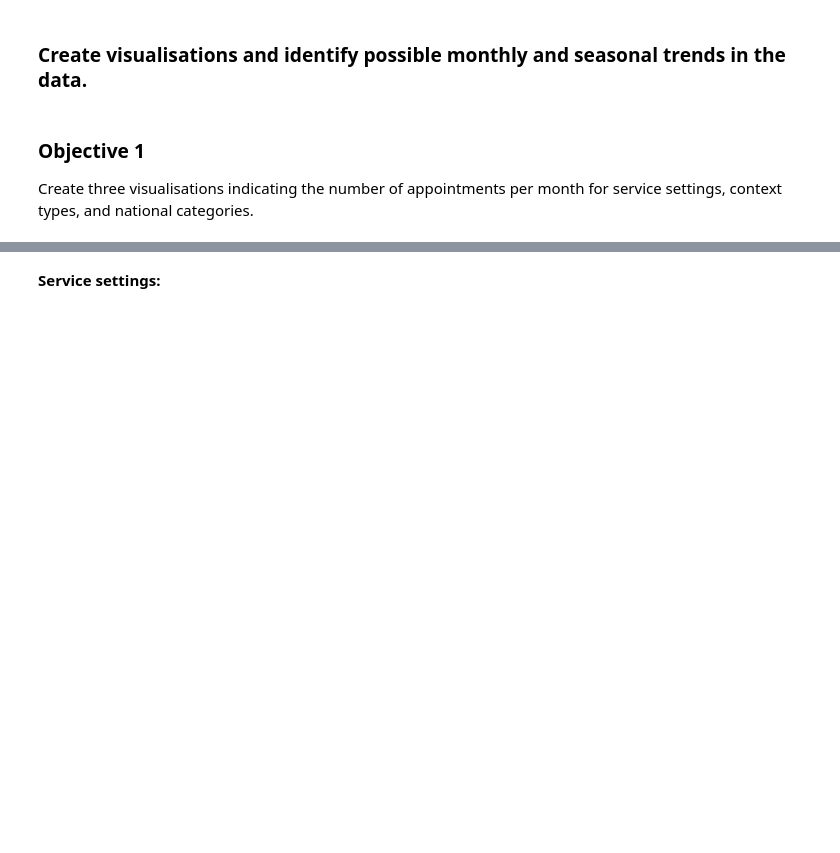
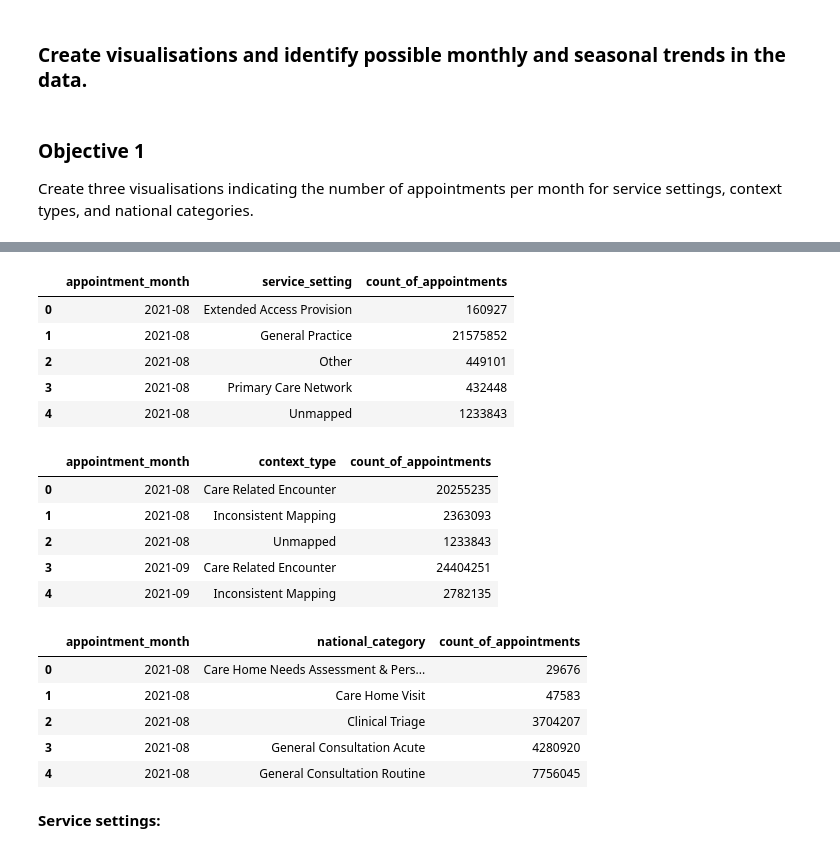
Before and after one commit to angjiashin/LSE_DA_NHS_analysis, a Jupyter notebook: Ang_JiaShin_DA201_Assignment_Notebook.ipynb, the cells around one changed output, grey strips where cells are left out. Drawn from its saved outputs; the diff is of its cells as text; code cells hidden in the pictures; blank space fills up the shorter version.

```diff
--- a/Ang_JiaShin_DA201_Assignment_Notebook.ipynb
+++ b/Ang_JiaShin_DA201_Assignment_Notebook.ipynb
@@ -423,8 +541,34 @@ Create three visualisations indicating the number of appointments per month for
 # %%
 # Aggregate on monthly level and determine the sum of records per month.
-
+# create a seperate data set for each column.
+# (service settings, context types, and national categories)
+nc_ss = nc.groupby(['appointment_month', 'service_setting'])[['count_of_appointments']].sum().reset_index()
+nc_ct = nc.groupby(['appointment_month', 'context_type'])[['count_of_appointments']].sum().reset_index()
+nc_nc = nc.groupby(['appointment_month', 'national_category'])[['count_of_appointments']].sum().reset_index()
 
 # View output.
+nc_ss.head()
+nc_ct.head()
+nc_nc.head()
+# %% [output]
+|  | appointment_month | service_setting | count_of_appointments |
+| 0 | 2021-08 | Extended Access Provision | 160927 |
+| 1 | 2021-08 | General Practice | 21575852 |
+| 2 | 2021-08 | Other | 449101 |
+| 3 | 2021-08 | Primary Care Network | 432448 |
+| 4 | 2021-08 | Unmapped | 1233843 |
+|  | appointment_month | context_type | count_of_appointments |
+| 0 | 2021-08 | Care Related Encounter | 20255235 |
+| 1 | 2021-08 | Inconsistent Mapping | 2363093 |
+| 2 | 2021-08 | Unmapped | 1233843 |
+| 3 | 2021-09 | Care Related Encounter | 24404251 |
+| 4 | 2021-09 | Inconsistent Mapping | 2782135 |
+|  | appointment_month | national_category | count_of_appointments |
+| 0 | 2021-08 | Care Home Needs Assessment & Pers... | 29676 |
+| 1 | 2021-08 | Care Home Visit | 47583 |
+| 2 | 2021-08 | Clinical Triage | 3704207 |
+| 3 | 2021-08 | General Consultation Acute | 4280920 |
+| 4 | 2021-08 | General Consultation Routine | 7756045 |
 # %% [markdown]
 **Service settings:**
 # %%
```
Also changed, not shown: parts of 49 cells of this notebook.
